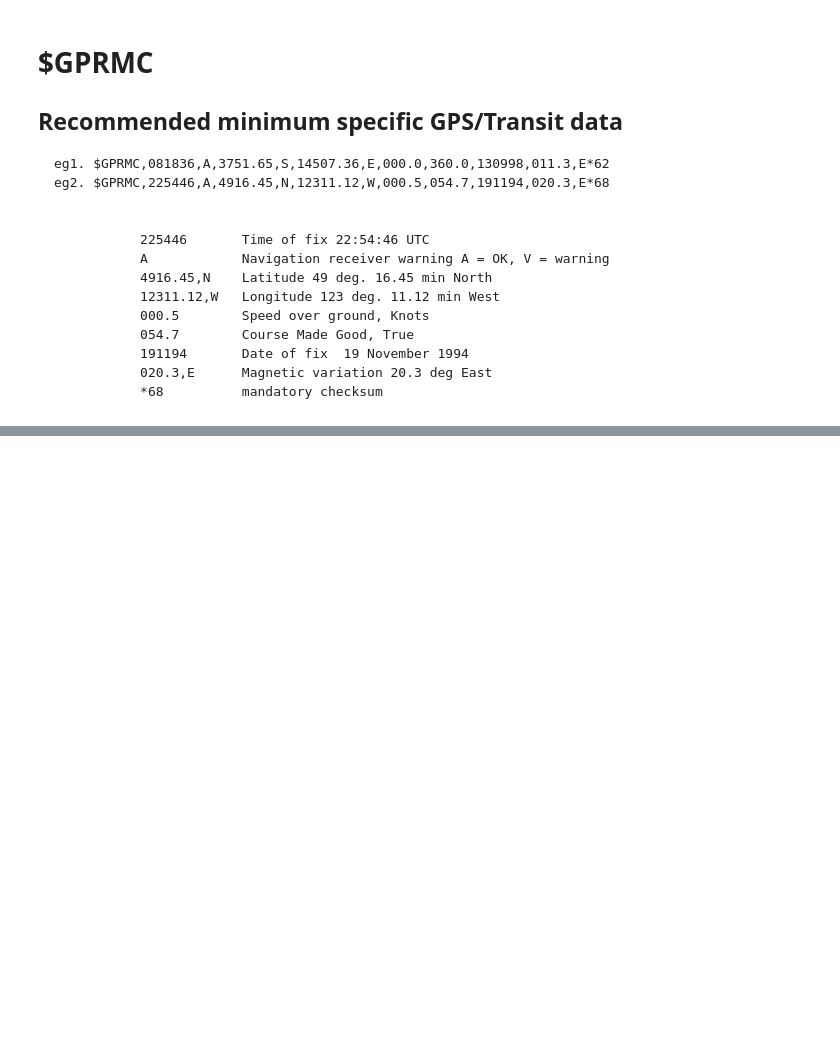
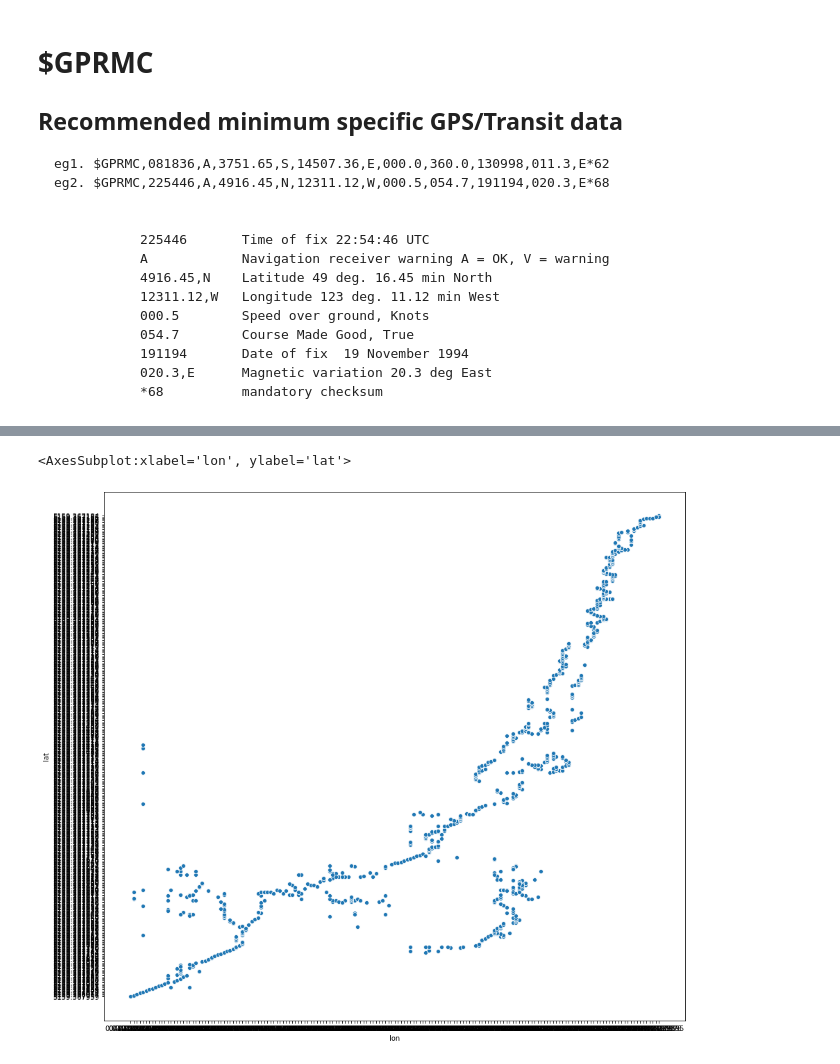
Before and after one commit to pratyush1611/geo1003_position, a Jupyter notebook: asg2.ipynb, the cells around one changed output, grey strips where cells are left out. Drawn from its saved outputs; the diff is of its cells as text; code cells hidden in the pictures; blank space fills up the shorter version.

Commit message:
added exports for open field datasets

```diff
--- a/asg2.ipynb
+++ b/asg2.ipynb
@@ -187,0 +203,9 @@ sns.scatterplot(rmc.long, rmc.lat)
+# %%
+gga = df[ (df['code']=='$GNGGA') ]
+
+gga = gga[['code','1','2','3','4','5','6','7','8','9','10','11','12','14']]
+gga.columns = ['code','utc','lat','lat_dir','lon','lon_dir','gps_qual','no_sat',
+                'HD_posn', 'Ant_alt','ant_alt_unit','goid_sep','geod_sep_unit', 'checksum']
+
+# gga.to_csv('./csv/gga_open_1.csv')
+gga
@@ -187,0 +226,6 @@ sns.scatterplot(rmc.long, rmc.lat)
+# %%
+plt.figure(figsize=(20,20))
+sns.scatterplot(gga.lon, gga.lat)
+# %% [output]
+<AxesSubplot:xlabel='lon', ylabel='lat'>
+[figure, added]
```
Also changed, not shown: parts of 8 cells of this notebook.
